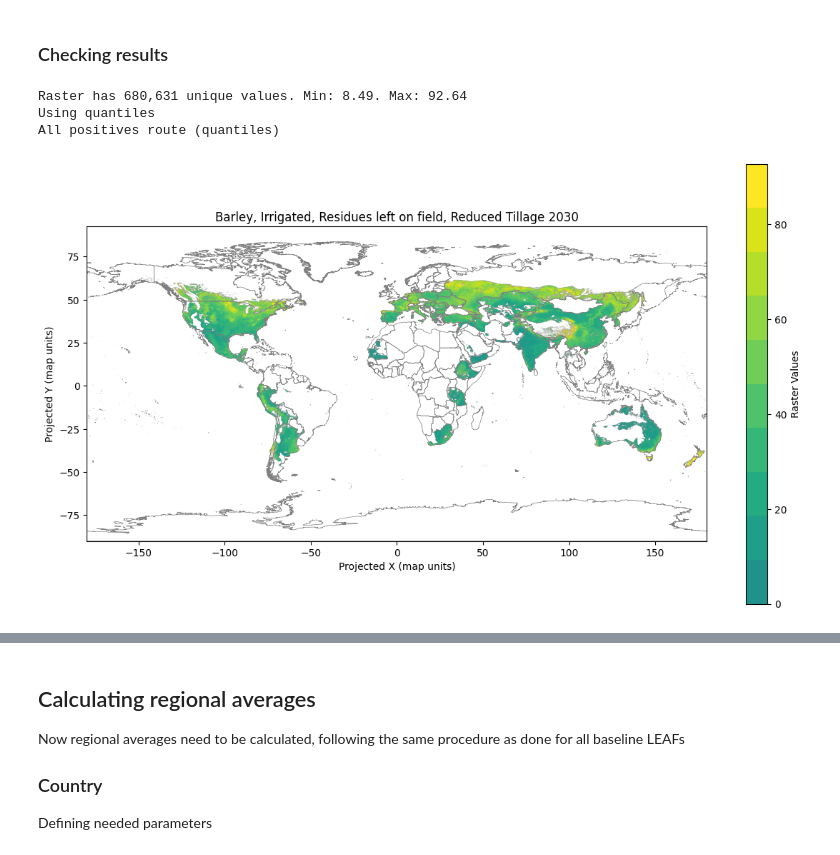
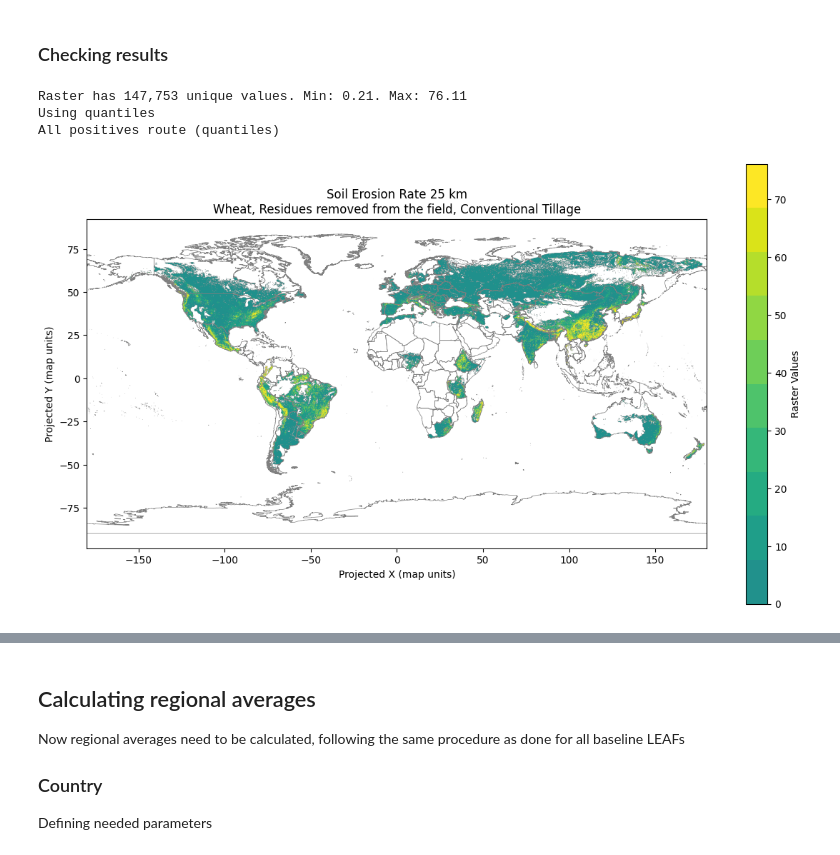
Before and after one commit to cloyolaangosto/SBTN_Land_LEAFs, a Jupyter notebook: documentation/SoilErosion_LEAFs_ReducedTillage.ipynb, the cells around one changed output, grey strips where cells are left out. Saved outputs shown, nothing was run; the diff lists cells and outputs as text; code cells hidden in the pictures.

```diff
--- a/documentation/SoilErosion_LEAFs_ReducedTillage.ipynb
+++ b/documentation/SoilErosion_LEAFs_ReducedTillage.ipynb
@@ -171,12 +184,12 @@ Running Annual crop - Rapeseed - irr_ron_rt
 # %% [markdown]
 ### Checking results
 # %%
-Barley_irr_roff_rt_fp = "../LEAFs/SOC/rasters/Barley_irr_roff_rt_2030y_SOC.tif"
-Barley_irr_ron_rt_fp = "../LEAFs/SOC/rasters/Barley_irr_ron_rt_2030y_SOC.tif"
+wheat_ron_fp = "../LEAFs/soil_erosion/raster/se_rate_25km_Rainfed_Wheat_residues_left_on_the_field.tif"
+wheat_ron_rt_fp = "../LEAFs/soil_erosion/raster/se_rate_25km_Wheat_rf_ron_rt.tif"
 # %%
-mp.plot_raster_on_world_extremes_cutoff(Barley_irr_ron_rt_fp, "Barley, Irrigated, Residues left on field, Reduced Tillage 2030", raster_band=15, quantiles = 10, perc_cutoff=1)
+mp.plot_raster_on_world_extremes_cutoff(wheat_ron_fp, "Soil Erosion Rate 25 km\nWheat, Residues removed from the field, Conventional Tillage", perc_cutoff=5, quantiles=10)
 # %% [output]
-Raster has 680,631 unique values. Min: 8.49. Max: 92.64
+Raster has 147,753 unique values. Min: 0.21. Max: 76.11
 Using quantiles
 All positives route (quantiles)
-[figure, old version]
+[figure, new version]
```
Also changed, not shown: parts of 39 cells of this notebook, 7 other files.
